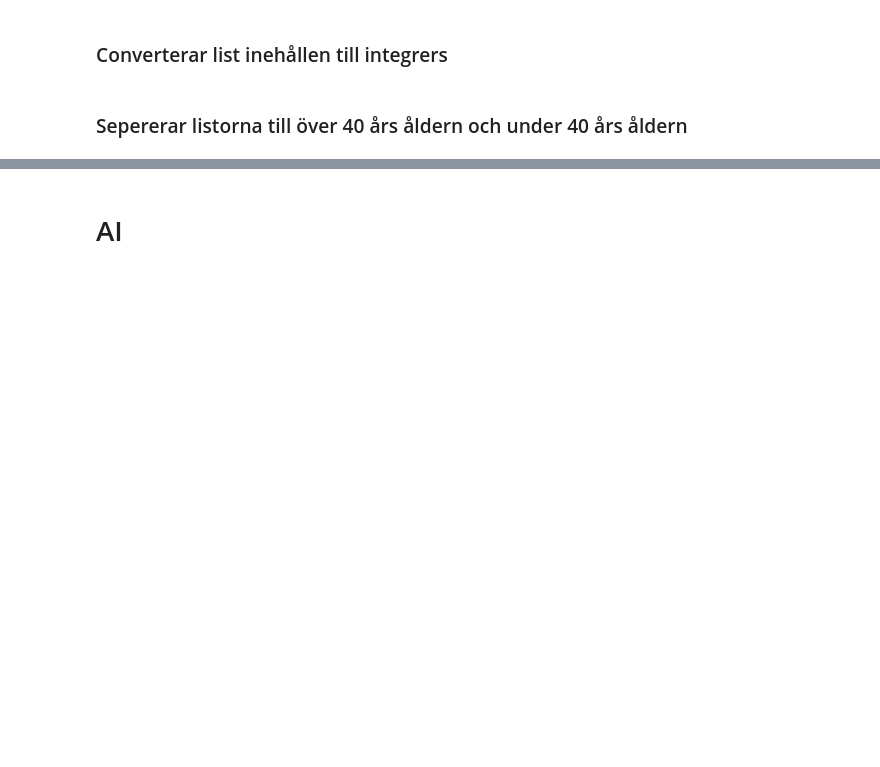
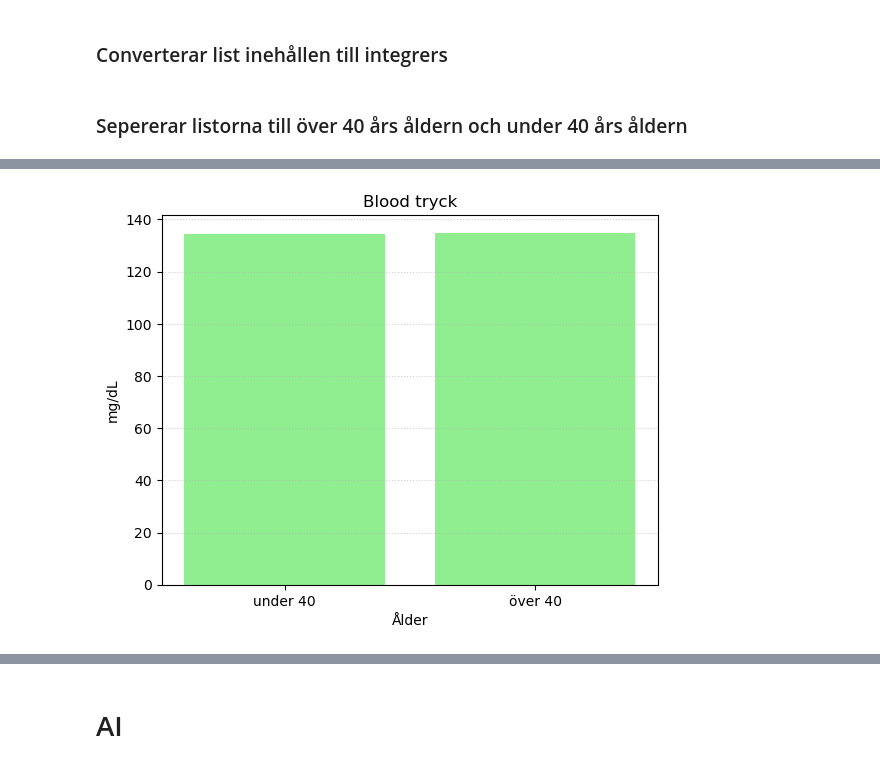
Before and after one commit to Rungy/Data-Visualisering, a Jupyter notebook: DiabetesData.ipynb, the cells around one changed output, grey strips where cells are left out. Saved outputs shown, nothing was run; the diff lists cells and outputs as text; code cells hidden in the pictures; blank space fills up the shorter version.

```diff
--- a/DiabetesData.ipynb
+++ b/DiabetesData.ipynb
@@ -103,0 +193,11 @@ bloodglucoseintunder40medel_lista = sum(bloodglucoseintunder40_lista) / len(bloo
+# %%
+ålder4 = ['under 40', 'över 40']
+värden4 = [bloodglucoseintunder40medel_lista, bloodglucoseintabove40medel_lista]
+plt.bar(ålder4, värden4, color='lightgreen')
+plt.title("Blood tryck")
+plt.xlabel("Ålder")
+plt.ylabel("mg/dL")
+plt.grid(axis='y', linestyle=':', alpha=0.6)
+plt.show()
+# %% [output]
+[figure, added]
```
Also changed, not shown: parts of 21 cells of this notebook.
